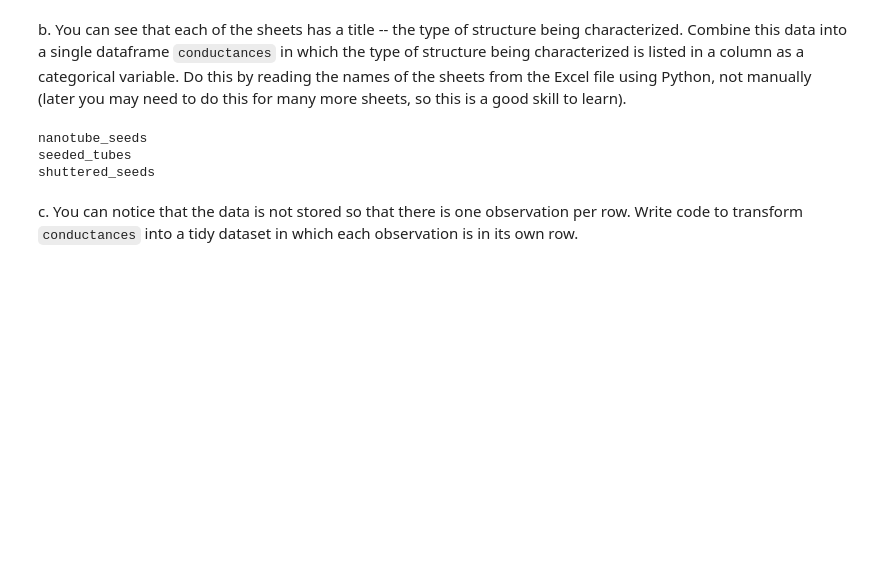
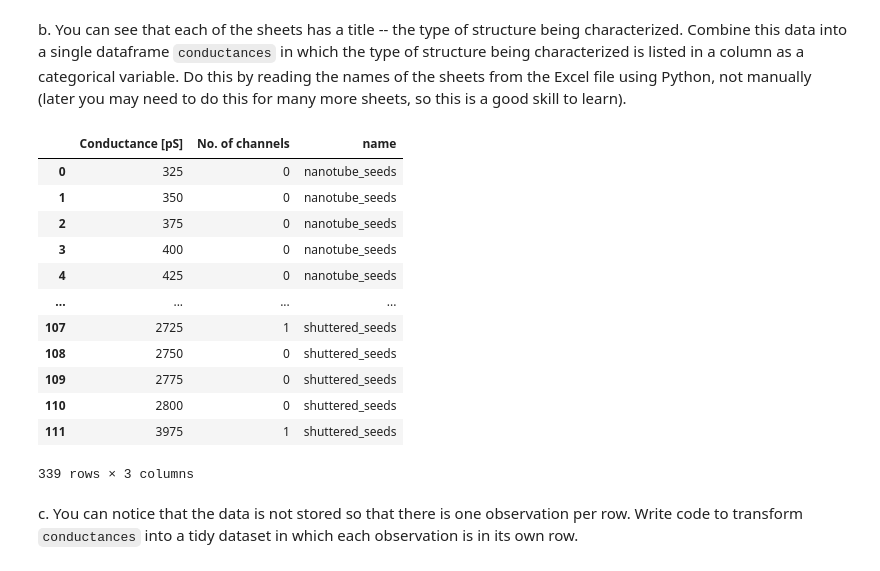
Before and after one commit to vivek-booshan/schulman, a Jupyter notebook: HW1/HW_1.ipynb, the cells around one changed output. Saved outputs shown, nothing was run; the diff lists cells and outputs as text; code cells hidden in the pictures; blank space fills up the shorter version.

````diff
--- a/HW1/HW_1.ipynb
+++ b/HW1/HW_1.ipynb
@@ -140,10 +140,21 @@ b.  You can see that each of the sheets has a title -- the type of structure bei
 # %%
 for sheet in conductance_df_array:
     conductance_df_array[sheet]["name"] = sheet
-pd.merge
+conductances = pd.concat([conductance_df_array[sheet] for sheet in conductance_df_array])
+conductances
 # %% [output]
+|  | Conductance [pS] | No. of channels | name |
+| 0 | 325 | 0 | nanotube_seeds |
+| 1 | 350 | 0 | nanotube_seeds |
+| 2 | 375 | 0 | nanotube_seeds |
+| 3 | 400 | 0 | nanotube_seeds |
+| 4 | 425 | 0 | nanotube_seeds |
+| ... | ... | ... | ... |
+| 107 | 2725 | 1 | shuttered_seeds |
+| 108 | 2750 | 0 | shuttered_seeds |
+| 109 | 2775 | 0 | shuttered_seeds |
+| 110 | 2800 | 0 | shuttered_seeds |
+| 111 | 3975 | 1 | shuttered_seeds |
-nanotube_seeds
-seeded_tubes
-shuttered_seeds
+339 rows × 3 columns
 # %% [markdown]
 c.  You can notice that the data is not stored so that there is one observation per row.  Write code to transform ```conductances``` into a tidy dataset in which each observation is in its own row.
````
Also changed, not shown: parts of 1 cell of this notebook.
